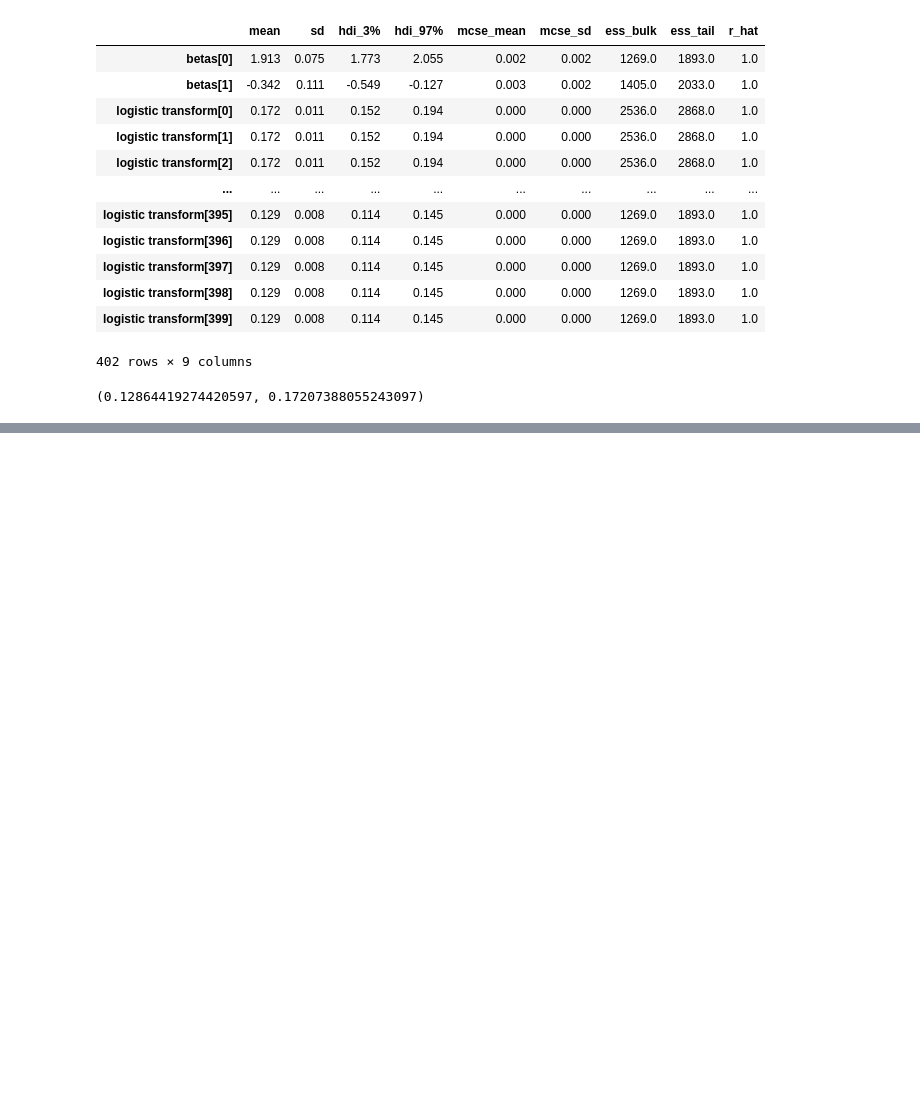
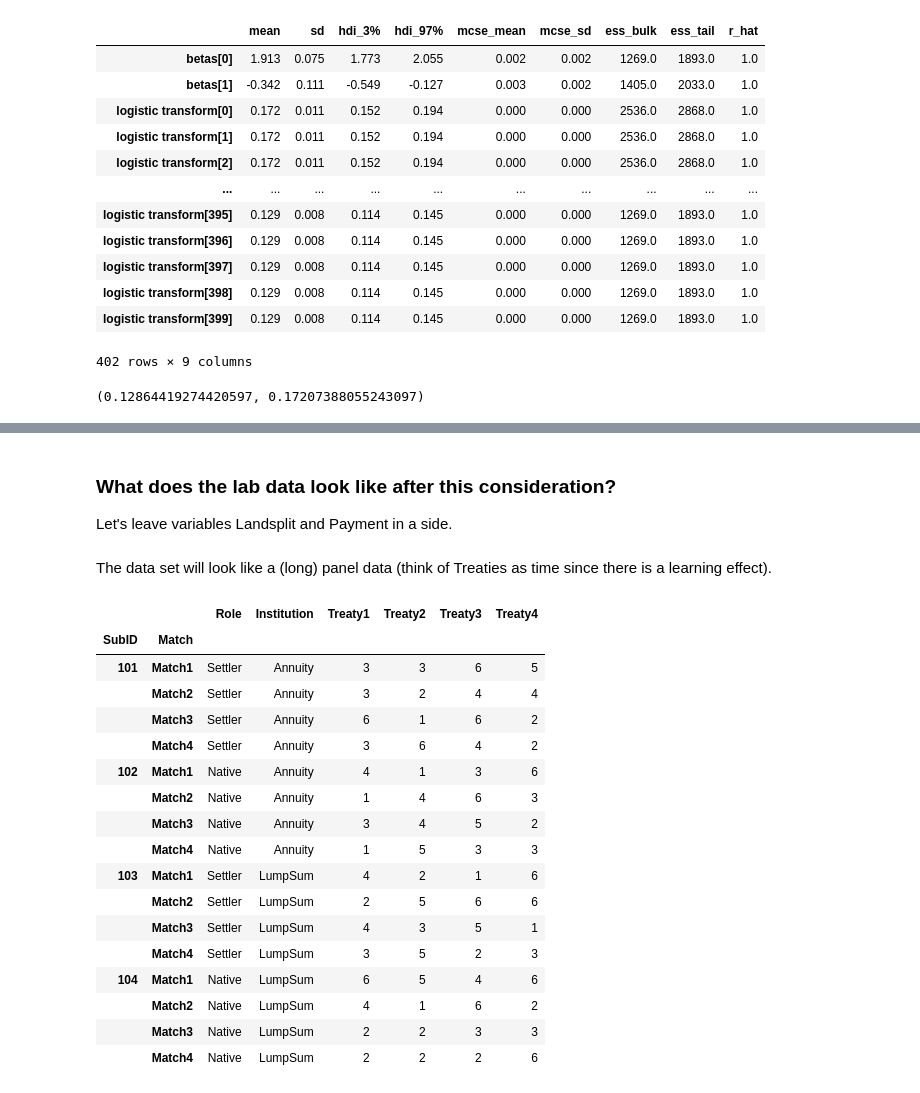
Before and after one commit to Nannanpeng/Treaty_Game, a Jupyter notebook: simulations/Treaty_length_simulation.ipynb, the cells around one changed output, grey strips where cells are left out. Drawn from its saved outputs; the diff is of its cells as text; code cells hidden in the pictures; blank space fills up the shorter version.

```diff
--- a/simulations/Treaty_length_simulation.ipynb
+++ b/simulations/Treaty_length_simulation.ipynb
@@ -389,0 +395,4 @@ res_5
+# %%
+np.random.seed(1234)
+pd.set_option('precision', 0)
+pd.set_option('display.float_format', lambda x: '%.0f' % x)
@@ -389,0 +415,16 @@ res_5
+# %%
+data = zip(SubID,
+           Role,
+           Match,
+           TreatyLength,
+           EndingReason,
+           LandSplit,
+           Payment)
+sample = pd.DataFrame(data=data, columns=colnames)
+for i in range(n_matchs*n_sub-1):
+    n = np.random.randint(1, 4)
+    sample.loc[(i*4+n):((i+1)*4-1), 'TreatyLength'] = np.nan
+for i in range(n_treaty):
+    sample.iloc[i, 3:] = sample.iloc[8+i, 3:]
+
+sample.loc[sample.TreatyLength.isnull(), ['TreatyEndingReason', 'LandSplit', 'Payment']] = np.nan
@@ -389,0 +505,39 @@ res_5
+# %% [markdown]
+### What does the lab data look like after this consideration?
+Let's leave variables Landsplit and Payment in a side.
+# %%
+n_sub = 4; n_matchs = 4; n_treaty = 4
+n_obs = n_sub * n_matchs
+SubID = np.repeat([101, 102, 103, 104], n_matchs)
+Role = np.repeat(['Settler', 'Native', 'Settler', 'Native'], n_matchs)
+Match = np.tile(['Match'+str(i+1) for i in range(n_matchs)], n_sub)
+Institution = np.repeat(['Annuity', 'LumpSum'], n_obs/2)
+
+TreatyLength = np.random.randint(1, 7, size=(n_obs, n_treaty))
+# %%
+d1 = pd.DataFrame(zip(SubID, Role, Match, Institution), columns=['SubID', 'Role', 'Match', 'Institution'])
+d2 = pd.DataFrame(TreatyLength, columns=['Treaty'+str(i+1) for i in range(n_treaty)])
+d = pd.concat((d1, d2), axis=1)
+# %% [markdown]
+The data set will look like a (long) panel data (think of Treaties as time since there is a learning effect).
+# %%
+d.set_index(['SubID', 'Match'])
+# %% [output]
+|  |  | Role | Institution | Treaty1 | Treaty2 | Treaty3 | Treaty4 |
+| SubID | Match |  |  |  |  |  |  |
+| 101 | Match1 | Settler | Annuity | 3 | 3 | 6 | 5 |
+|  | Match2 | Settler | Annuity | 3 | 2 | 4 | 4 |
+|  | Match3 | Settler | Annuity | 6 | 1 | 6 | 2 |
+|  | Match4 | Settler | Annuity | 3 | 6 | 4 | 2 |
+| 102 | Match1 | Native | Annuity | 4 | 1 | 3 | 6 |
+|  | Match2 | Native | Annuity | 1 | 4 | 6 | 3 |
+|  | Match3 | Native | Annuity | 3 | 4 | 5 | 2 |
+|  | Match4 | Native | Annuity | 1 | 5 | 3 | 3 |
+| 103 | Match1 | Settler | LumpSum | 4 | 2 | 1 | 6 |
+|  | Match2 | Settler | LumpSum | 2 | 5 | 6 | 6 |
+|  | Match3 | Settler | LumpSum | 4 | 3 | 5 | 1 |
+|  | Match4 | Settler | LumpSum | 3 | 5 | 2 | 3 |
+| 104 | Match1 | Native | LumpSum | 6 | 5 | 4 | 6 |
+|  | Match2 | Native | LumpSum | 4 | 1 | 6 | 2 |
+|  | Match3 | Native | LumpSum | 2 | 2 | 3 | 3 |
+|  | Match4 | Native | LumpSum | 2 | 2 | 2 | 6 |
```
Also changed, not shown: parts of 15 cells of this notebook.
